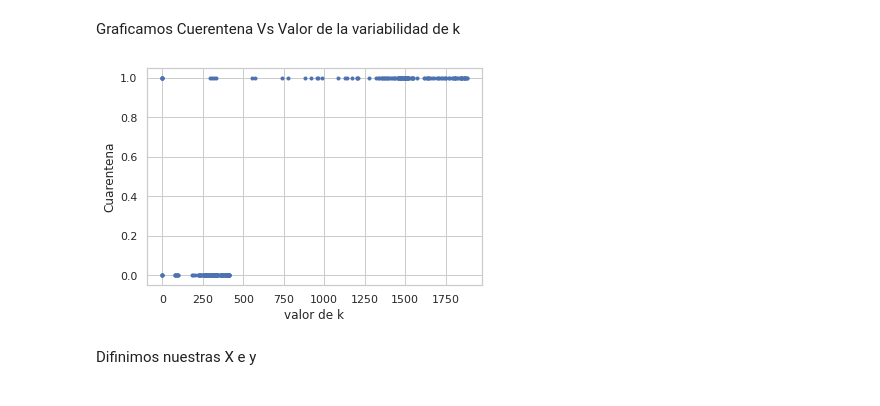
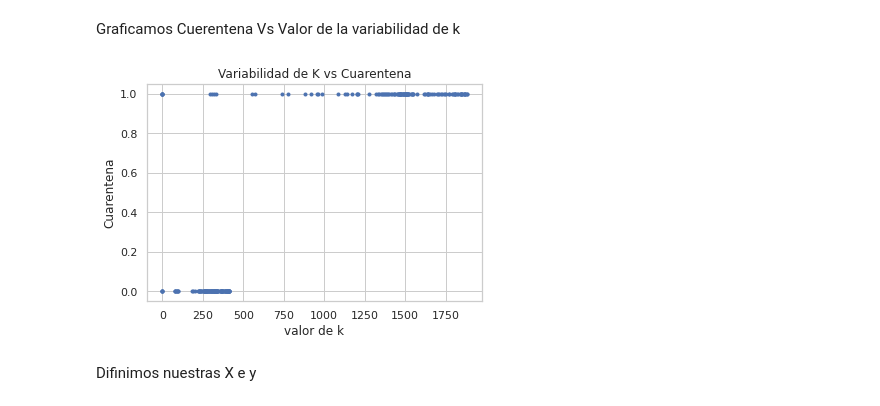
Before and after one commit to gonzalogperez/informe_pandemico, a Jupyter notebook: GonzaloGPerezProyecto_4.ipynb, the cells around one changed output. Cells and saved outputs as stored; diff of their text form; code cells hidden in the pictures.

```diff
--- a/GonzaloGPerezProyecto_4.ipynb
+++ b/GonzaloGPerezProyecto_4.ipynb
@@ -2671,12 +2681,13 @@ def sigmoid_function(x,w0, w1):
 # %% [markdown]
 Graficamos Cuerentena Vs Valor de la variabilidad de k
 # %%
+plt.title("Variabilidad de K vs Cuarentena")
 plt.plot(df_out_indicadores['var_k_esc'].values,df_out_indicadores['cuarentena'].values,'.')
 plt.xlabel('valor de k')
 plt.ylabel('Cuarentena')
 plt.show()
 # %% [output]
-[figure, old version]
+[figure, new version]
 # %% [markdown]
 Difinimos nuestras X e y
 # %%
```
Also changed, not shown: parts of 59 cells of this notebook.
